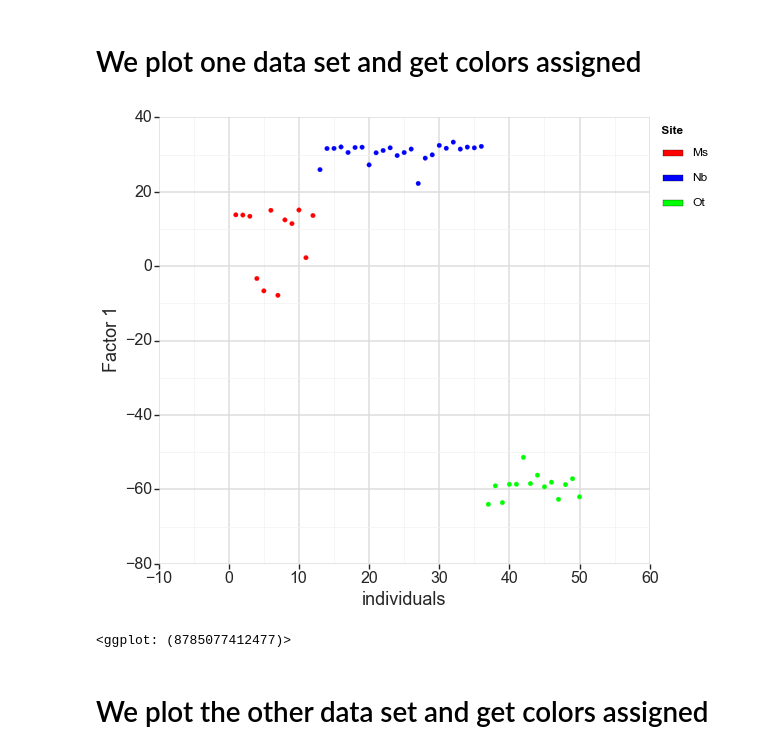
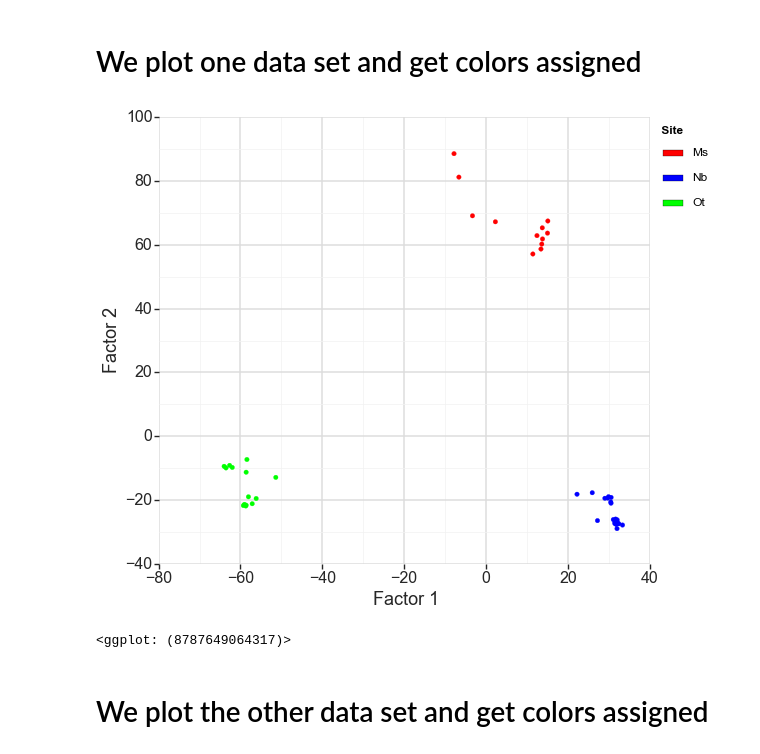
Before and after one commit to xguse/ipy_notebooks, a Jupyter notebook: YALE/ddrad58/2015-07-25__PCAdapt_figures_set_colors_example.ipynb, the cells around one changed output. Saved outputs shown, nothing was run; the diff lists cells and outputs as text; code cells hidden in the pictures.

Commit message:
example for ggplot issue #442: minor edit 2

```diff
--- a/YALE/ddrad58/2015-07-25__PCAdapt_figures_set_colors_example.ipynb
+++ b/YALE/ddrad58/2015-07-25__PCAdapt_figures_set_colors_example.ipynb
@@ -108,13 +108,14 @@ PCAdapt_s1000_b500_k2_scores.head()
 # %% [markdown]
 # We plot one data set and get colors assigned
 # %%
-gp_factor1 = gp.ggplot(PCAdapt_s1000_b500_k2_scores, gp.aes('individuals', 'Factor 1', color='site')) \
-    + gp.geom_point() \
-    + ggplot_theme + manual_color_scale
-gp_factor1
+gp_factor1x2 = gp.ggplot(PCAdapt_s1000_b500_k2_scores, gp.aes('Factor 1', 'Factor 2', color='site'))
+gp_factor1x2 += gp.geom_point()
+gp_factor1x2 += ggplot_theme
+gp_factor1x2 += manual_color_scale
+gp_factor1x2
 # %% [output]
-[figure, old version]
+[figure, new version]
-<ggplot: (8785077412477)>
+<ggplot: (8787649064317)>
 # %% [markdown]
 # We plot the other data set and get colors assigned
 # %%
```
Also changed, not shown: parts of 1 cell of this notebook.
